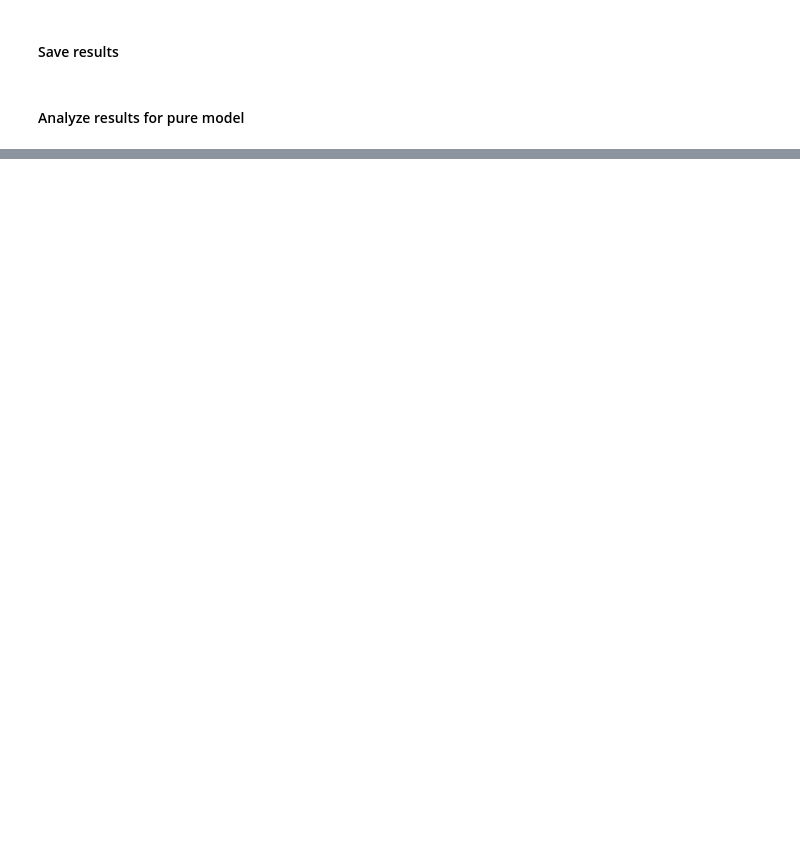
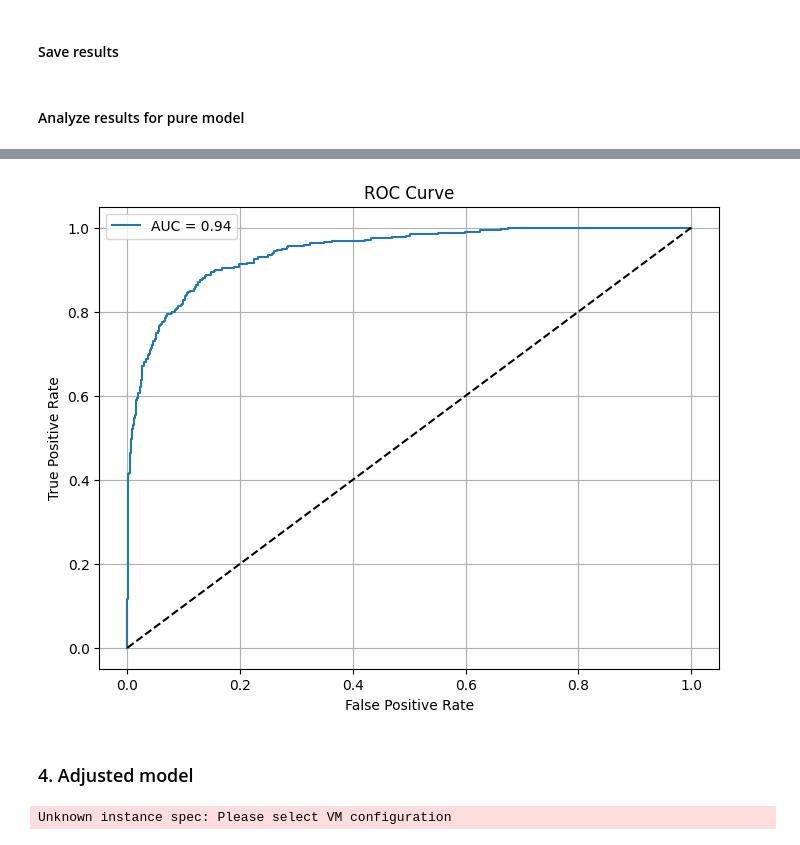
Before and after one commit to 4repaXXX/unn.masters-work, a Jupyter notebook: celeb/celeb-xception.ipynb, the cells around one changed output, grey strips where cells are left out. Drawn from its saved outputs; the diff is of its cells as text; code cells hidden in the pictures; blank space fills up the shorter version.

```diff
--- a/celeb/celeb-xception.ipynb
+++ b/celeb/celeb-xception.ipynb
@@ -355,0 +294,6 @@ pure_finetuned_model.save(pure_finetune_model_dir)
+# %%
+roc_plot(y_true, y_pred)
+# %% [output]
+[figure, added]
+# %% [markdown]
+### 4. Adjusted model
@@ -355,0 +328,4 @@ pure_finetuned_model.save(pure_finetune_model_dir)
+# %%
+train_gen, val_gen, test_gen = init_data()
+# %% [output]
+Unknown instance spec: Please select VM configuration
```
Also changed, not shown: parts of 21 cells of this notebook, 5 other files.
